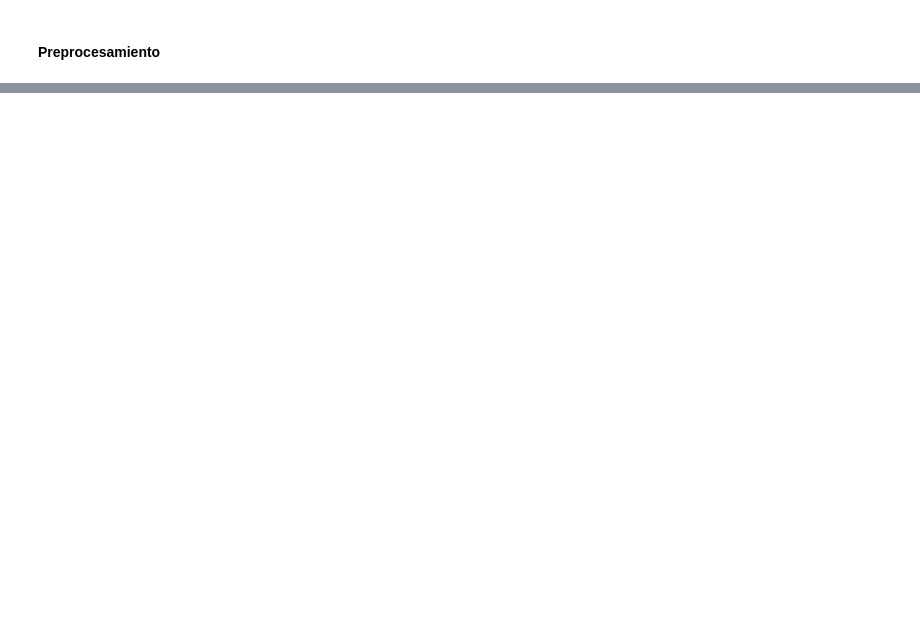
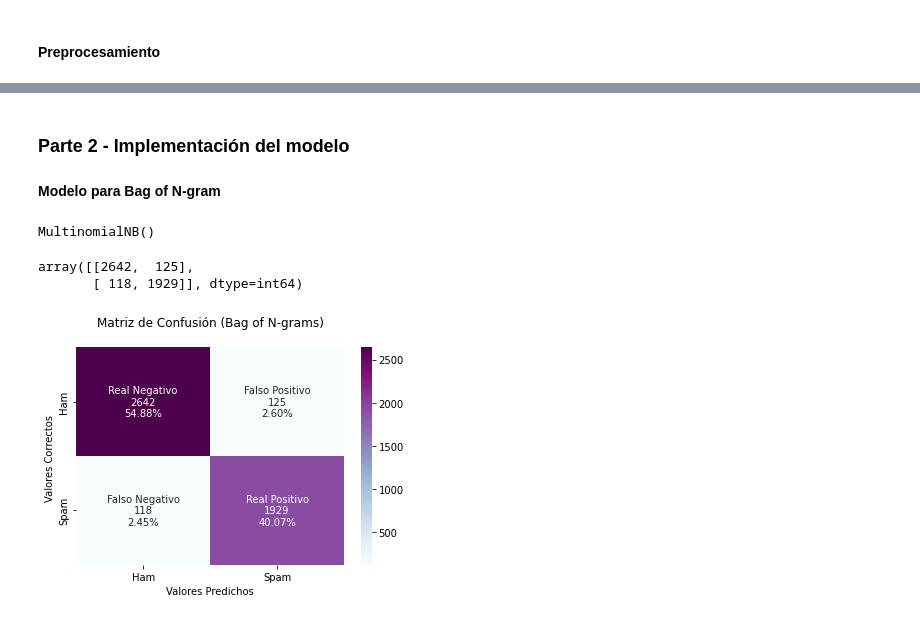
Before and after one commit to gera1013/SDS-Lab-02, a Jupyter notebook: lab02.ipynb, the cells around one changed output, grey strips where cells are left out. Cells and saved outputs as stored; diff of their text form; code cells hidden in the pictures; blank space fills up the shorter version.

Commit message:
[ADD] Procesamiento de texto e implementación de modelo
Preprocesamiento y representación de texto (BoG y TF-IDF) e implementación del modelo multinomial Bayes

```diff
--- a/lab02.ipynb
+++ b/lab02.ipynb
@@ -89,0 +200,2 @@ df.rename(columns={"Unnamed: 0": "serial", "Body": "body", "Label": "label"})
+# %% [markdown]
+### Parte 2 - Implementación del modelo
@@ -89,0 +209,37 @@ df.rename(columns={"Unnamed: 0": "serial", "Body": "body", "Label": "label"})
+# %%
+bayes = MultinomialNB()
+# %% [markdown]
+**Modelo para Bag of N-gram**
+# %%
+bog_x_train, bog_x_test, bog_y_train, bog_y_test = train_test_split(bog_features, np.asarray(bog_target), test_size = test_ratio)
+# %%
+bayes.fit(bog_x_train, bog_y_train)
+# %% [output]
+MultinomialNB()
+# %%
+bog_y_pred = bayes.predict(bog_x_test)
+
+bog_cf_matrix = confusion_matrix(bog_y_test, bog_y_pred)
+bog_cf_matrix
+# %% [output]
+array([[2642,  125],
+       [ 118, 1929]], dtype=int64)
+# %%
+## plot de matriz de confusion
+group_names = ['Real Negativo','Falso Positivo','Falso Negativo','Real Positivo']
+group_counts = ["{0:0.0f}".format(value) for value in bog_cf_matrix.flatten()]
+group_percentages = ["{0:.2%}".format(value) for value in bog_cf_matrix.flatten()/np.sum(bog_cf_matrix)]
+
+labels = [f"{v1}\n{v2}\n{v3}" for v1, v2, v3 in zip(group_names,group_counts,group_percentages)]
+labels = np.asarray(labels).reshape(2,2)
+
+ax = sns.heatmap(bog_cf_matrix, annot=labels, fmt='', cmap='BuPu')
+
+ax.set_title('Matriz de Confusión (Bag of N-grams)\n');
+
+ax.xaxis.set_ticklabels(['Ham','Spam'])
+ax.yaxis.set_ticklabels(['Ham','Spam'])
+ax.set_xlabel('Valores Predichos');
+ax.set_ylabel('Valores Correctos ');
+# %% [output]
+[figure, added]
```
Also changed, not shown: parts of 24 cells of this notebook.
